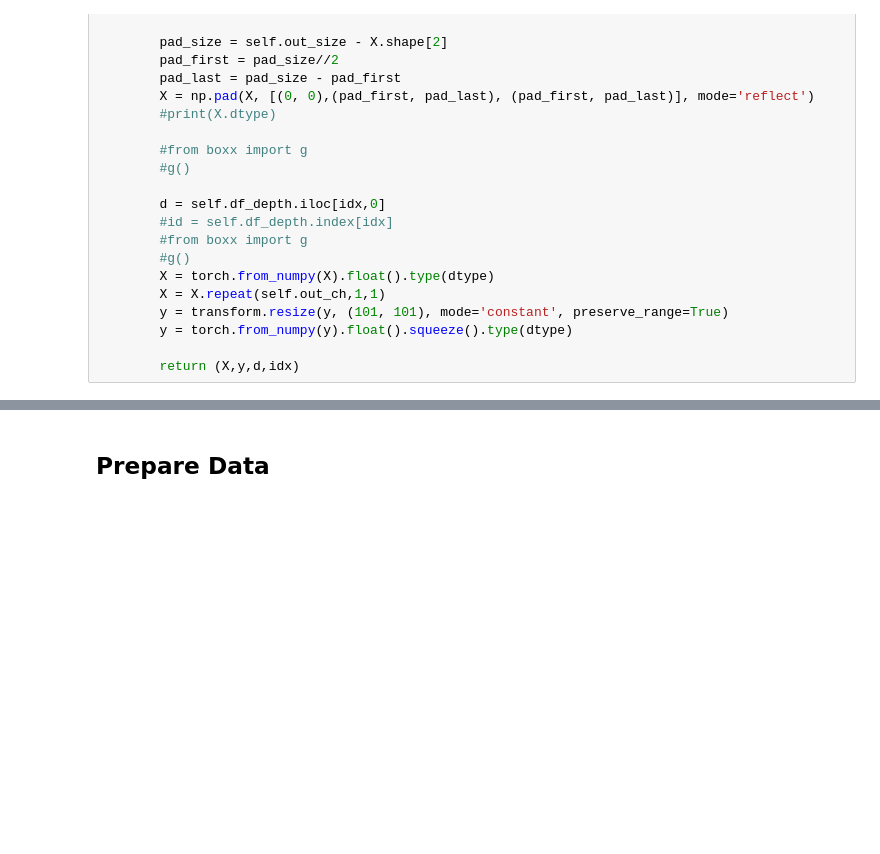
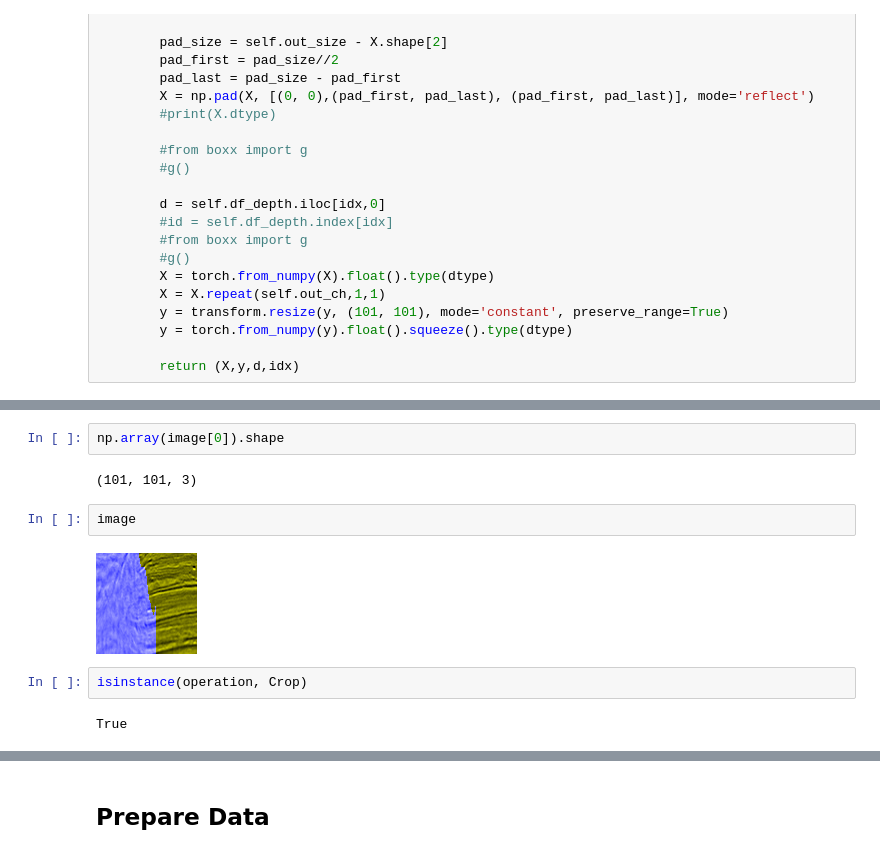
Before and after one commit to allen-q/salt_oil, a Jupyter notebook: salt_model_v24_data_pre_process.ipynb, the cells around one changed output, grey strips where cells are left out. Saved outputs shown, nothing was run; the diff lists cells and outputs as text; blank space fills up the shorter version.

```diff
--- a/salt_model_v24_data_pre_process.ipynb
+++ b/salt_model_v24_data_pre_process.ipynb
@@ -208,0 +224,12 @@ class Pipeline_Salt(Augmentor.Pipeline):
+# %%
+np.array(image[0]).shape
+# %% [output]
+(101, 101, 3)
+# %%
+image
+# %% [output]
+[figure, added]
+# %%
+isinstance(operation, Crop)
+# %% [output]
+True
```
Also changed, not shown: parts of 21 cells of this notebook, 3 other files.
